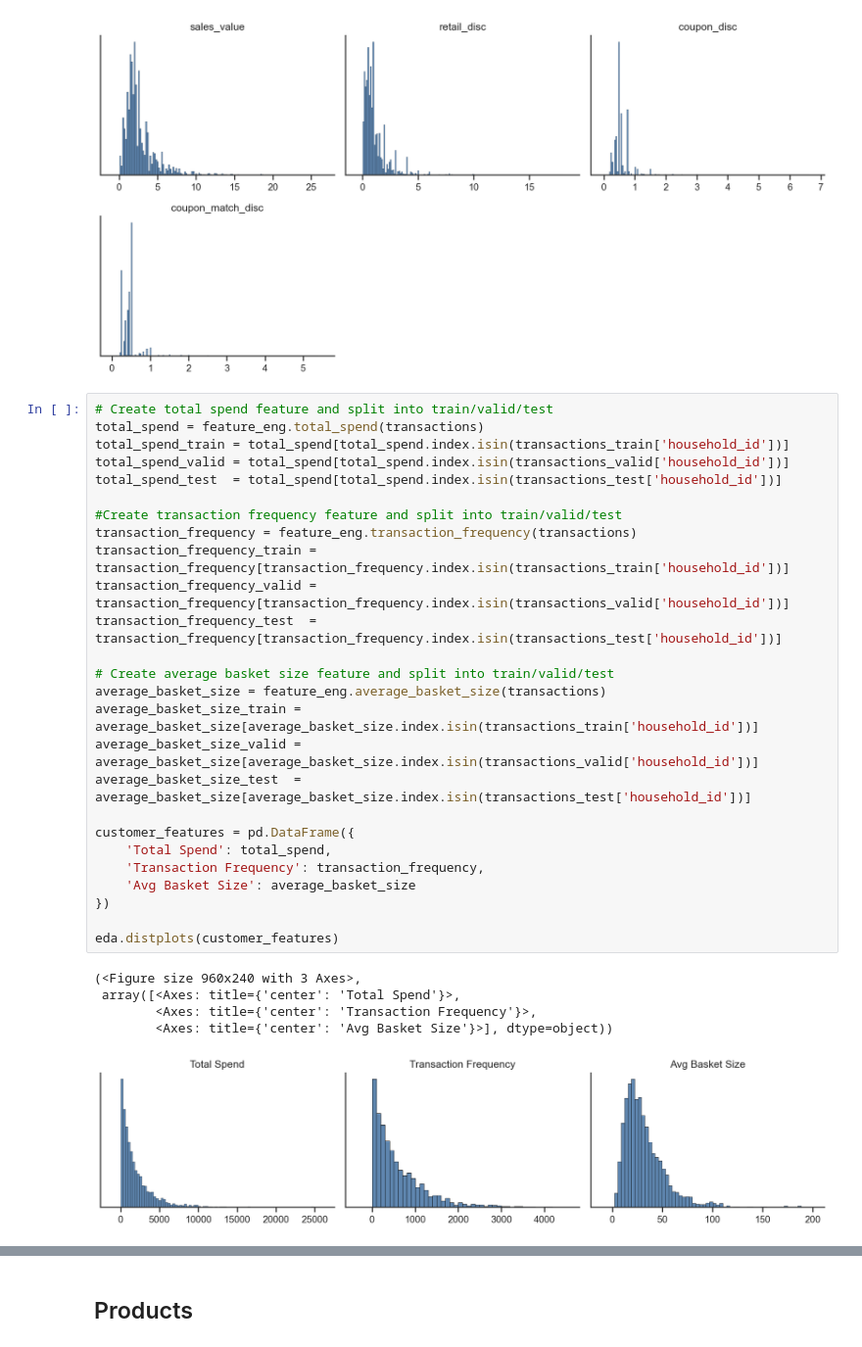
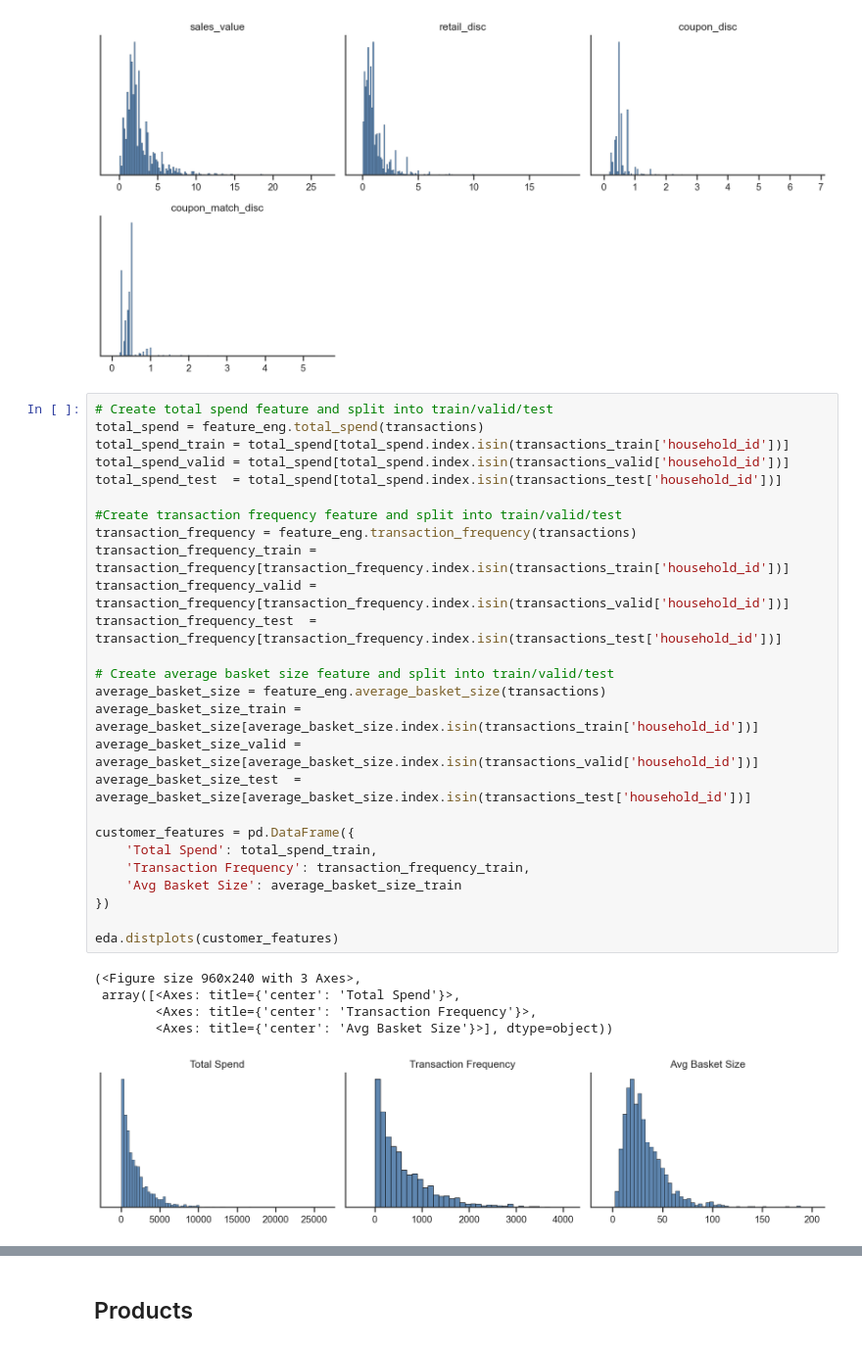
Before and after one commit to Kasperclowes/QBUS3820-Group-Assignment, a Jupyter notebook: RUN.ipynb, the cells around one changed output, grey strips where cells are left out. Shown at 98% size. Drawn from its saved outputs; the diff is of its cells as text.

```diff
--- a/RUN.ipynb
+++ b/RUN.ipynb
@@ -220,32 +220,32 @@ None
 # %%
 # Create total spend feature and split into train/valid/test
 total_spend = feature_eng.total_spend(transactions)
 total_spend_train = total_spend[total_spend.index.isin(transactions_train['household_id'])]
 total_spend_valid = total_spend[total_spend.index.isin(transactions_valid['household_id'])]
 total_spend_test  = total_spend[total_spend.index.isin(transactions_test['household_id'])]
 
 #Create transaction frequency feature and split into train/valid/test
 transaction_frequency = feature_eng.transaction_frequency(transactions)
 transaction_frequency_train = transaction_frequency[transaction_frequency.index.isin(transactions_train['household_id'])]
 transaction_frequency_valid = transaction_frequency[transaction_frequency.index.isin(transactions_valid['household_id'])]
 transaction_frequency_test  = transaction_frequency[transaction_frequency.index.isin(transactions_test['household_id'])]
 
 # Create average basket size feature and split into train/valid/test
 average_basket_size = feature_eng.average_basket_size(transactions)
 average_basket_size_train = average_basket_size[average_basket_size.index.isin(transactions_train['household_id'])]
 average_basket_size_valid = average_basket_size[average_basket_size.index.isin(transactions_valid['household_id'])]
 average_basket_size_test  = average_basket_size[average_basket_size.index.isin(transactions_test['household_id'])]
 
 customer_features = pd.DataFrame({
-    'Total Spend': total_spend,
-    'Transaction Frequency': transaction_frequency,
-    'Avg Basket Size': average_basket_size
+    'Total Spend': total_spend_train,
+    'Transaction Frequency': transaction_frequency_train,
+    'Avg Basket Size': average_basket_size_train
 })
 
 eda.distplots(customer_features)
 # %% [output]
 (<Figure size 960x240 with 3 Axes>,
  array([<Axes: title={'center': 'Total Spend'}>,
         <Axes: title={'center': 'Transaction Frequency'}>,
         <Axes: title={'center': 'Avg Basket Size'}>], dtype=object))
-[figure, old version]
+[figure, new version]
```
Also changed, not shown: parts of 1 cell of this notebook.
